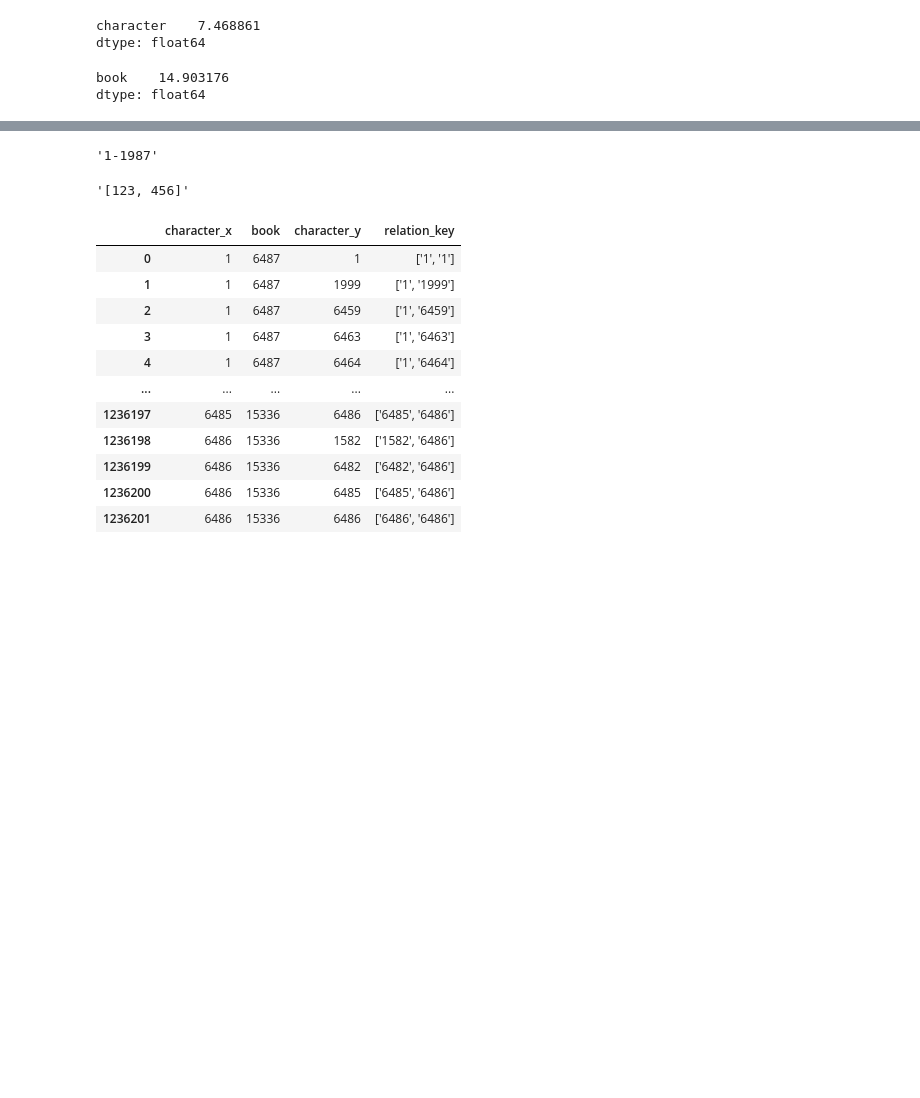
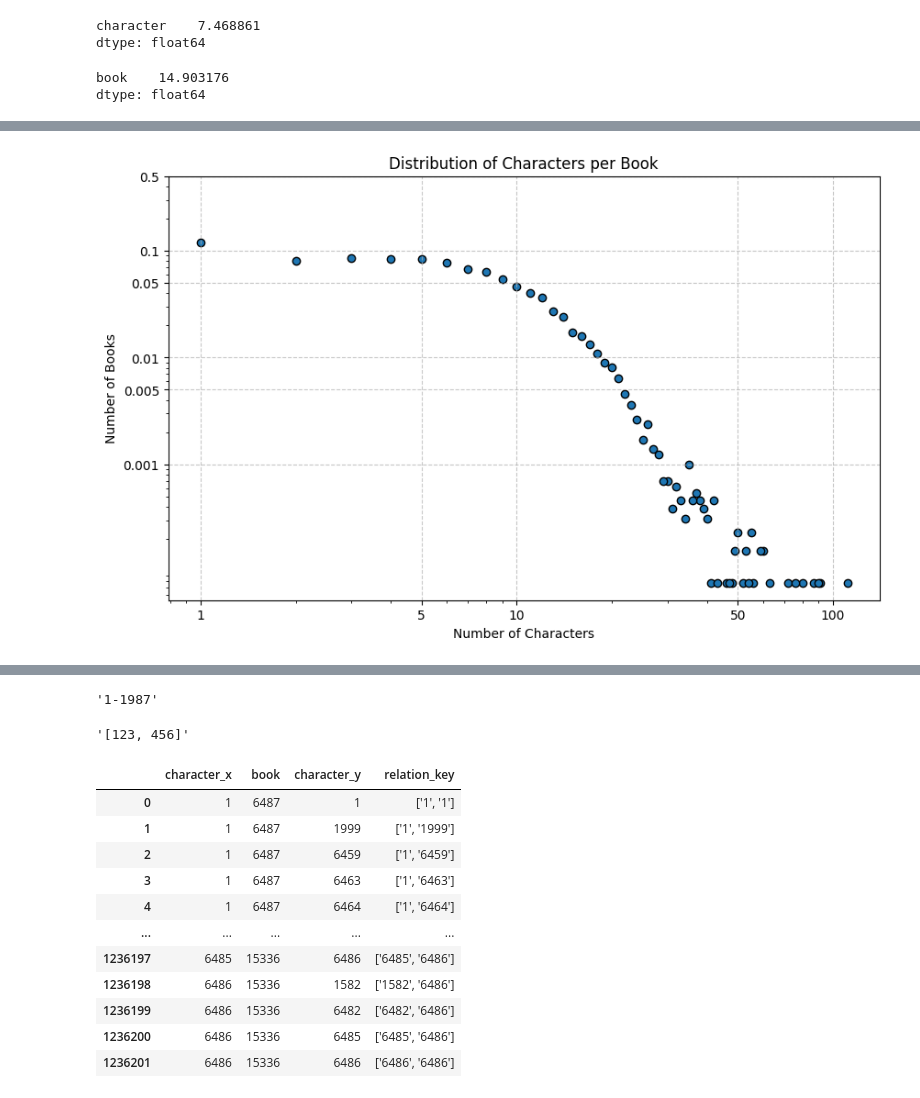
Before and after one commit to alejomaar/Network-Science-for-Data-Analytics, a Jupyter notebook: mini_project/notebook.ipynb, the cells around one changed output, grey strips where cells are left out. Cells and saved outputs as stored; diff of their text form; code cells hidden in the pictures; blank space fills up the shorter version.

Commit message:
add ditrubution plot

```diff
--- a/mini_project/notebook.ipynb
+++ b/mini_project/notebook.ipynb
@@ -84,0 +107,30 @@ dtype: float64
+# %%
+import matplotlib.pyplot as plt
+
+# Calculate the number of unique characters per book
+char_count_per_book = edges_df.groupby('book')['character'].nunique()
+
+# Create a DataFrame for plotting, counting the number of books for each unique character count
+plot_data = char_count_per_book.value_counts().reset_index()
+plot_data.columns = ['num_characters', 'num_books']
+
+# Create the scatter plot
+plt.figure(figsize=[10, 6])
+plt.scatter(plot_data['num_characters'], plot_data['num_books']/plot_data['num_books'].sum(), edgecolor='black')
+plt.xlabel('Number of Characters')
+plt.ylabel('Number of Books')
+# Applying log scale
+plt.xscale('log')
+plt.yscale('log')
+
+# Set specific tick marks
+x_ticks = [1, 5, 10, 50, 100]
+y_ticks = [0.001, 0.005, 0.01, 0.05, 0.1,0.5]
+plt.xticks(x_ticks, labels=x_ticks)
+plt.yticks(y_ticks, labels=y_ticks)
+
+plt.title('Distribution of Characters per Book')
+plt.grid(True, linestyle='--', alpha=0.7)
+plt.show()
+# %% [output]
+[figure, added]
```
Also changed, not shown: parts of 8 cells of this notebook.
